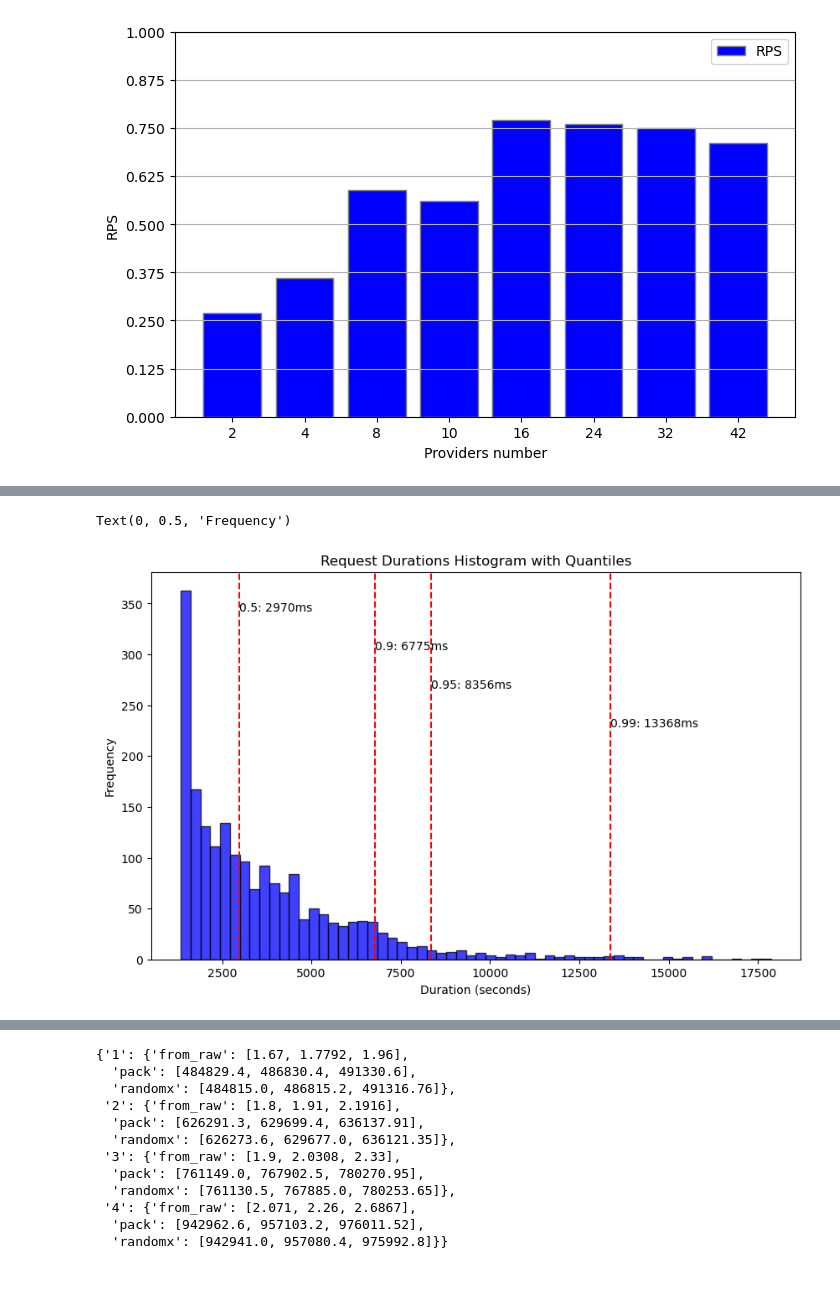
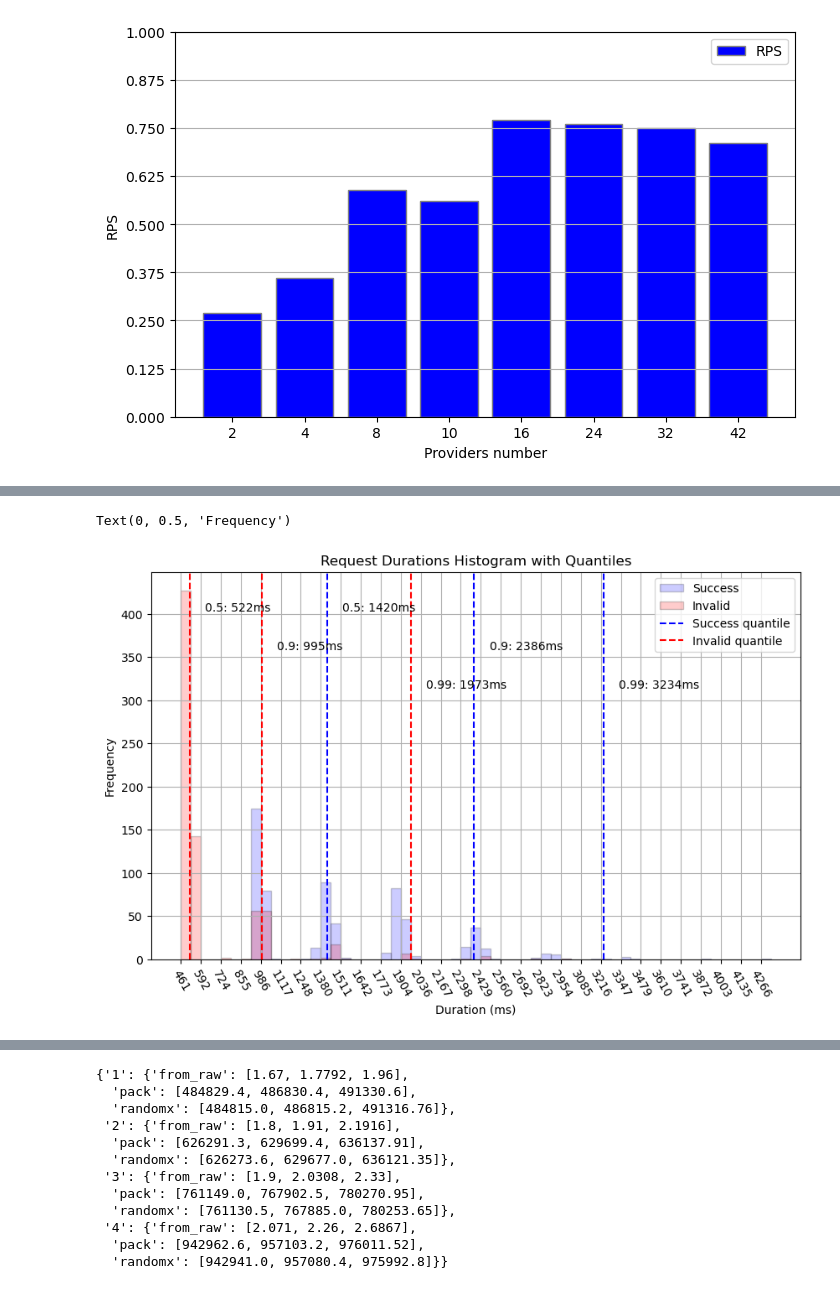
Before and after one commit to fluencelabs/ipc-load-test, a Jupyter notebook: analysis/Analysis.ipynb, the cells around one changed output, grey strips where cells are left out. Drawn from its saved outputs; the diff is of its cells as text; code cells hidden in the pictures.

```diff
--- a/analysis/Analysis.ipynb
+++ b/analysis/Analysis.ipynb
@@ -22,9 +23,13 @@ points.rename(columns={
 }, inplace=True)
 points["end"] = points['start'] + points['duration']
 # %%
-success = points[points["status"] == "success"].sort_values(by='start')
+estimate = points[points["action"] == "estimate"]
+send = points[points["action"] == "send"]
+
 confirmed = points[points["status"] == "confirmed"].sort_values(by='start')
-invalid = points[points["status"] == "invalid"].sort_values(by='start')
+success = send[send["status"] == "success"].sort_values(by='start')
+success_est = estimate[estimate["status"] == "success"].sort_values(by='start')
+invalid_est = estimate[estimate["status"] == "invalid"].sort_values(by='start')
 # %%
 success.shape
 # %% [output]
@@ -55,15 +66,15 @@ count = len(points['provider'].unique())
 plt.figure(figsize=(15, count))
 cmap = get_cmap(count)
 
-for i, (pv, group) in enumerate(success.groupby('provider')):
+for i, (pv, group) in enumerate(success_est.groupby('provider')):
     data = list(zip(group['start'] / FACTOR, group['duration']  / FACTOR))
     pnum = int(pv[2:])
-    plt.broken_barh(data, (pnum-0.1, 0.2), edgecolor='black', facecolor=cmap[i], label=pv)
+    plt.broken_barh(data, (pnum-0.1, 0.2), edgecolor='black', facecolor=cmap[i], label=pv + " estimateGas")
 
-for i, (pv, group) in enumerate(invalid.groupby('provider')):
-    data = group['start'] / FACTOR
+for i, (pv, group) in enumerate(invalid_est.groupby('provider')):
+    data = list(zip(group['start'] / FACTOR, group['duration']  / FACTOR))
     pnum = int(pv[2:])
-    plt.scatter(data, [pnum] * len(data), color="red")
+    plt.broken_barh(data, (pnum-0.1, 0.2), edgecolor='black', facecolor="red", label=pv + " INVALID estimateGas")
 
 for i, row in epoches.iterrows():
     plt.axvline(x=row['start'] / FACTOR, color='g', linestyle='--', linewidth=1, label='Requests Start' if i == 0 else "")
@@ -174,23 +163,34 @@ Text(0, 0.5, 'RPS')
 # %%
-q = [0.5, 0.90, 0.95, 0.99]
-quantiles = success['duration'].quantile(q)
+q = [0.5, 0.9, 0.99]
 
 # Plot histogram
 plt.figure(figsize=(10, 6))
 #space = np.logspace(np.log10(success['duration'].min()), np.log10(success['duration'].max()), 100)
-#n, bins, patches = plt.hist(success['duration'], bins=space, alpha=0.75, color='blue', edgecolor='black')
-n, bins, patches = plt.hist(success['duration'], bins=60, alpha=0.75, color='blue', edgecolor='black')
+mind = min(invalid_est["duration"].min(), success_est["duration"].min())
+maxd = max(invalid_est["duration"].max(), success_est["duration"].max())
 
-#plt.xscale('log')  # Set x-axis to log scale
+space = np.linspace(mind, maxd, 60)
+plt.hist(success_est['duration'], bins=space, alpha=0.2, color='blue', edgecolor='black', label="Success")
+plt.hist(invalid_est['duration'], bins=space, alpha=0.2, color='red', edgecolor='black', label="Invalid")
 
 # Annotate quantiles
-for i, quantile in enumerate(quantiles):
-    plt.axvline(x=quantile, color='r', linestyle='--')
-    plt.text(quantile, plt.ylim()[1]*(9 - i)*0.1, f'{q[i]}: {quantile:.0f}ms', horizontalalignment='left', color='black')
+def plot_q(qs, name, color):
+    for i, quantile in enumerate(qs):
+        plt.axvline(x=quantile, color=color, linestyle='--', label=(name + " quantile") if i == 0 else "")
+        plt.text(
+            quantile + 100, plt.ylim()[1]*(9 - i)*0.1,
+            f'{q[i]}: {quantile:.0f}ms', horizontalalignment='left', color='black',
+        )
 
+plot_q(success_est['duration'].quantile(q), "Success", "blue")
+plot_q(invalid_est['duration'].quantile(q), "Invalid", "red")
+
+plt.xticks(space[::2], rotation=-60)
+plt.legend()
+plt.grid()
 plt.title('Request Durations Histogram with Quantiles')
-plt.xlabel('Duration (seconds)')
+plt.xlabel('Duration (ms)')
 plt.ylabel('Frequency')
 # %% [output]
 Text(0, 0.5, 'Frequency')
-[figure, old version]
+[figure, new version]
```
Also changed, not shown: parts of 15 cells of this notebook, 15 other files.
